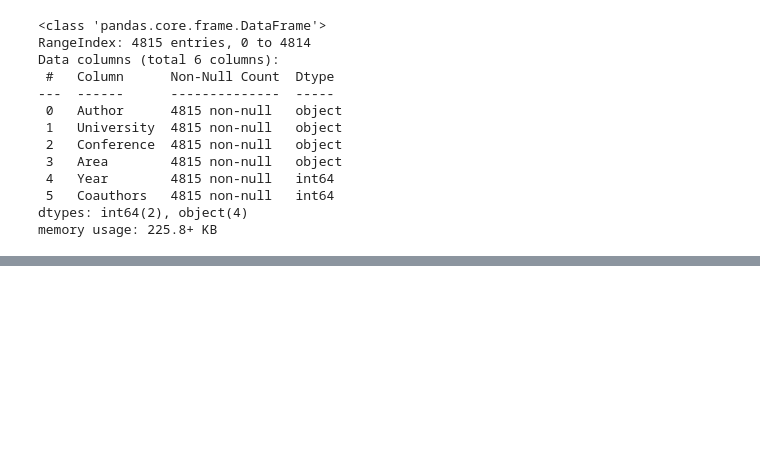
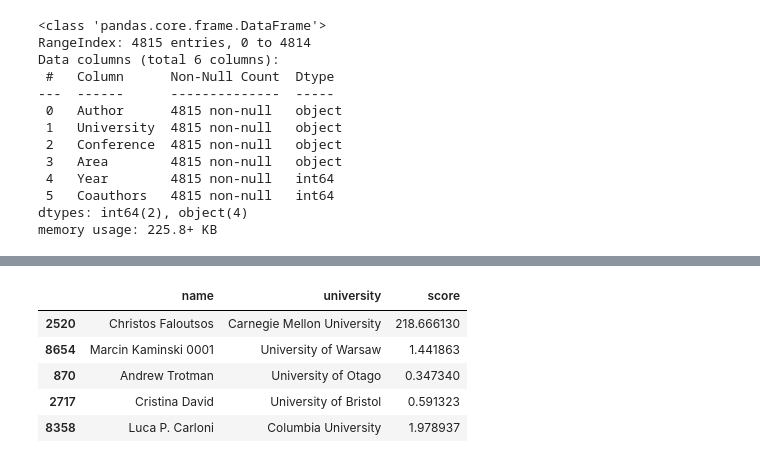
Before and after one commit to sachiniyer/my_college_rankings, a Jupyter notebook: main.ipynb, the cells around one changed output, grey strips where cells are left out. Saved outputs shown, nothing was run; the diff lists cells and outputs as text; code cells hidden in the pictures; blank space fills up the shorter version.

```diff
--- a/main.ipynb
+++ b/main.ipynb
@@ -78,6 +80,7 @@ dtypes: float64(4), int64(1), object(1)
 memory usage: 8.7+ KB
 # %%
 dfbestpaper = pd.read_csv("data/best-paper.csv", delimiter='|')
+dfbestpaper = dfbestpaper.applymap(lambda x: x.strip() if isinstance(x, str) else x)
 dfbestpaper.info()
 # %% [output]
 <class 'pandas.core.frame.DataFrame'>
@@ -128,0 +228,23 @@ I will take the Meta Scores, normalize them with min max scaling. Then I will ap
+# %%
+dfscore = dfauthorscore.copy()
+for index, row in tqdm(dfpaperscore.iterrows(), desc="Merge Scores", unit="item", total=len(dfpaperscore)):
+    name = row['name']
+    university = row['name']
+    count = row['score']
+
+    existing_rows = dfscore[dfscore['name'] == name]
+
+    if existing_rows.empty:
+        dfscore.loc[len(dfscore)] = [name, university, count]
+    else:
+        for idx in existing_rows.index:
+            dfscore.at[idx, 'score'] += count
+# %%
+dfscore.sample(5)
+# %% [output]
+|  | name | university | score |
+| 2520 | Christos Faloutsos | Carnegie Mellon University | 218.666130 |
+| 8654 | Marcin Kaminski 0001 | University of Warsaw | 1.441863 |
+| 870 | Andrew Trotman | University of Otago | 0.347340 |
+| 2717 | Cristina David | University of Bristol | 0.591323 |
+| 8358 | Luca P. Carloni | Columbia University | 1.978937 |
```
Also changed, not shown: parts of 10 cells of this notebook.
